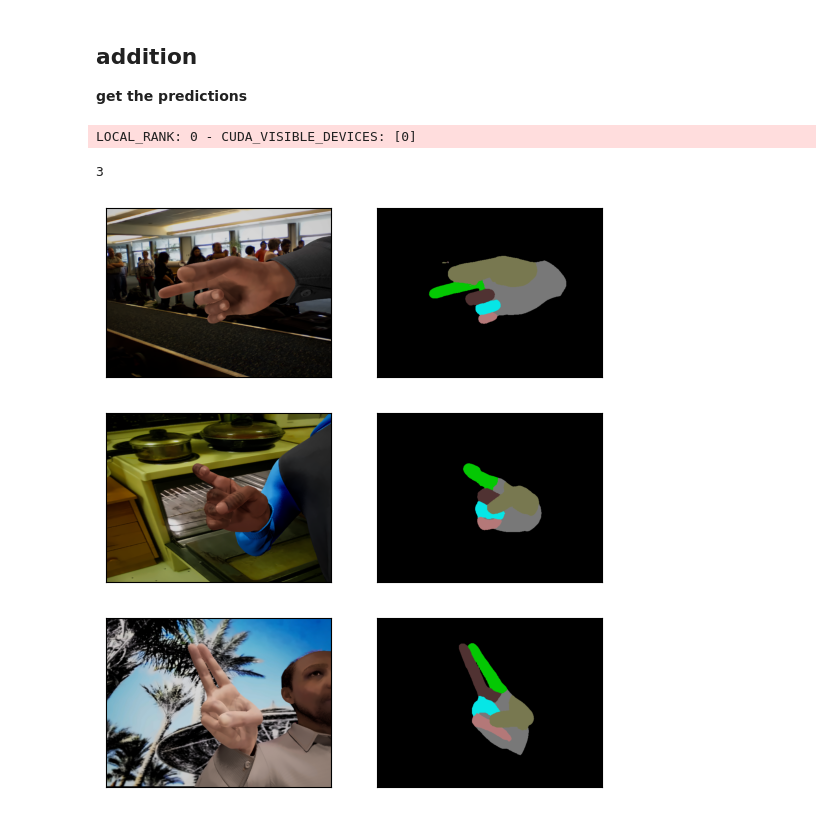
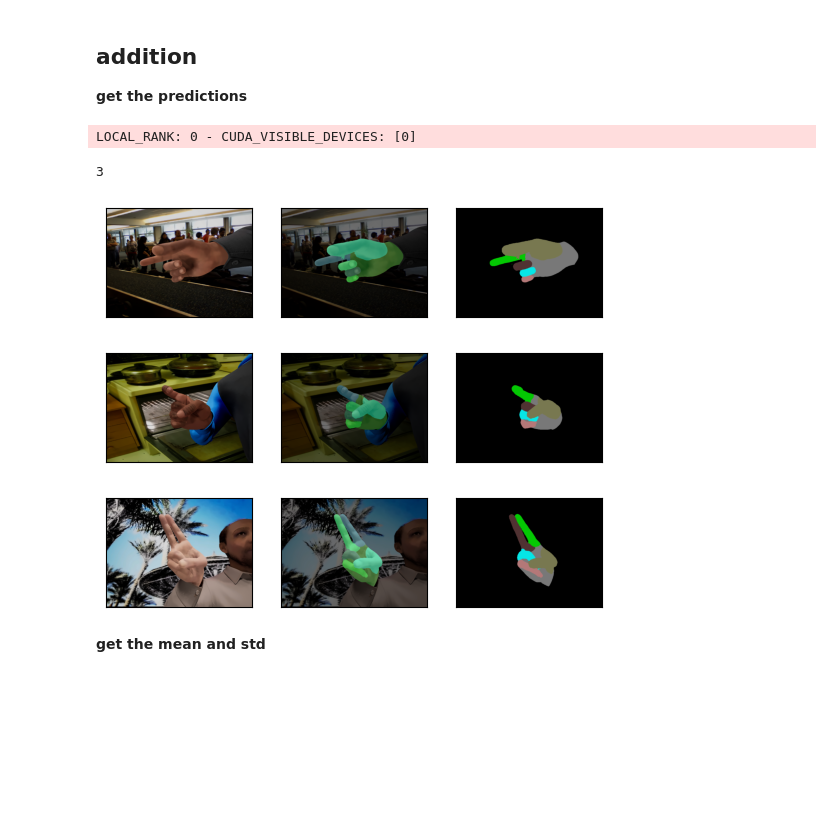
Before and after one commit to flantick/NeuralNetTrainer, a Jupyter notebook: examples_notebooks/semantic_segmentation.ipynb, the cells around one changed output. Drawn from its saved outputs; the diff is of its cells as text; code cells hidden in the pictures; blank space fills up the shorter version.

```diff
--- a/examples_notebooks/semantic_segmentation.ipynb
+++ b/examples_notebooks/semantic_segmentation.ipynb
@@ -49,10 +51,24 @@ pred_dataset=ImageSegmentationDataset(pred_data, normalize, colors, with_target=
 I will use DeepLabV3Plus from [segmentation_models_pytorch](https://github.com/qubvel/segmentation_models.pytorch)
 # %%
-backbone = sm.DeepLabV3Plus('resnet101', encoder_weights='imagenet', classes=7, activation = 'softmax')
+backbone = sm.DeepLabV3Plus('resnet101',
+                            encoder_weights='imagenet',
+                            classes=7,
+                            activation = 'softmax')
+learning_rate = 1e-3
+optimizer = Adam(backbone.parameters(), lr=learning_rate)
 # %% [markdown]
 #### 3. initialize model with *Segmenter* ####
 # %%
-model = Segmenter(backbone, nn.CrossEntropyLoss(), 1e-3, train_dataset, val_dataset, 'multilabel', num_labels=7, batch_size=10, pred_torch_dataset= pred_dataset)
+model = Segmenter(backbone,
+                  nn.CrossEntropyLoss(),
+                  optimizer,
+                  train_dataset,
+                  val_dataset,
+                  'multilabel',
+                  num_labels=7,
+                  batch_size=10,
+                  pred_torch_dataset=pred_dataset
+                 )
 # %% [markdown]
 #### Now we can fit the model ####
 # %%
@@ -60,7 +76,7 @@ torch.set_float32_matmul_precision('medium')
 trainer = pl.Trainer(
     accelerator='gpu',
     min_epochs=1,
-    max_epochs=1,
+    max_epochs=3,
 )
 
 trainer.fit(model)
@@ -81,27 +97,38 @@ def show(imgs):
     mask = T.ToPILImage()(imgs[1])
     axs[0, 1].imshow(np.asarray(mask))
     axs[0, 1].set(xticklabels=[], yticklabels=[], xticks=[], yticks=[])
+
+    mask = T.ToPILImage()(imgs[2])
+    axs[0, 2].imshow(np.asarray(mask))
+    axs[0, 2].set(xticklabels=[], yticklabels=[], xticks=[], yticks=[])
 # %%
 
 images = trainer.predict(model)
 print(len(images))
 
 list_of_true_mask = list(pred_data['image'])
 
 for i, mask in enumerate(images):
-    mask = torch.squeeze(mask)
-    mask = torch.argmax(mask, dim=0)
+    mask = torch.squeeze(mask) #(num_masks, H, W)
+
+    true_mask = read_image(list_of_true_mask[i])
+    with_mask = torchvision.utils.draw_segmentation_masks(true_mask,
+                                                          torch.round(mask).to(torch.bool),
+                                                          alpha = 0.5)
+
+    mask = torch.argmax(mask, dim=0) #to (H,W)
     mask = np.asarray(mask, dtype='uint8')
     mask = gray2color(mask)
 
-    true_mask = read_image(list_of_true_mask[i])
-    show([true_mask, mask])
+    show([true_mask, with_mask, mask])
 # %% [output]
 LOCAL_RANK: 0 - CUDA_VISIBLE_DEVICES: [0]
 3
-[figure, old version]
+[figure, new version]
-[figure, old version]
+[figure, new version]
-[figure, old version]
+[figure, new version]
+# %% [markdown]
+**get the mean and std**
 # %%
 from tqdm import tqdm
 data = pd.read_csv('segmentation.csv')
```
Also changed, not shown: parts of 5 cells of this notebook, 2 other files.
